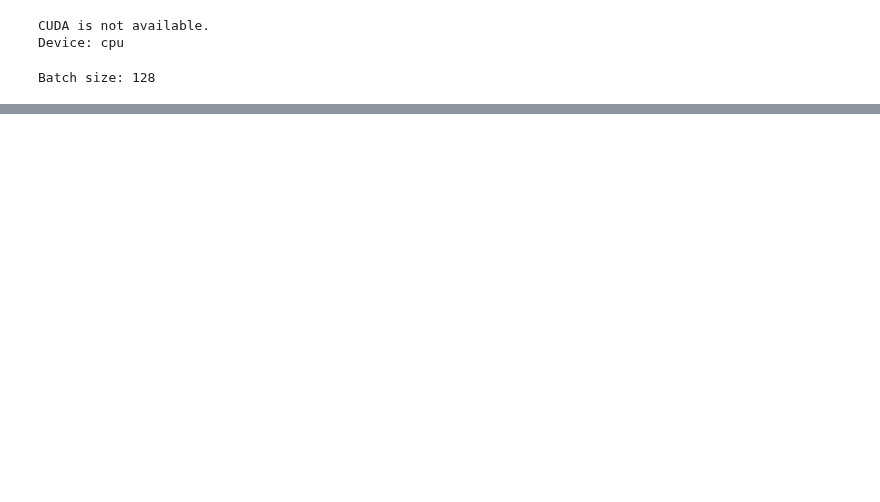
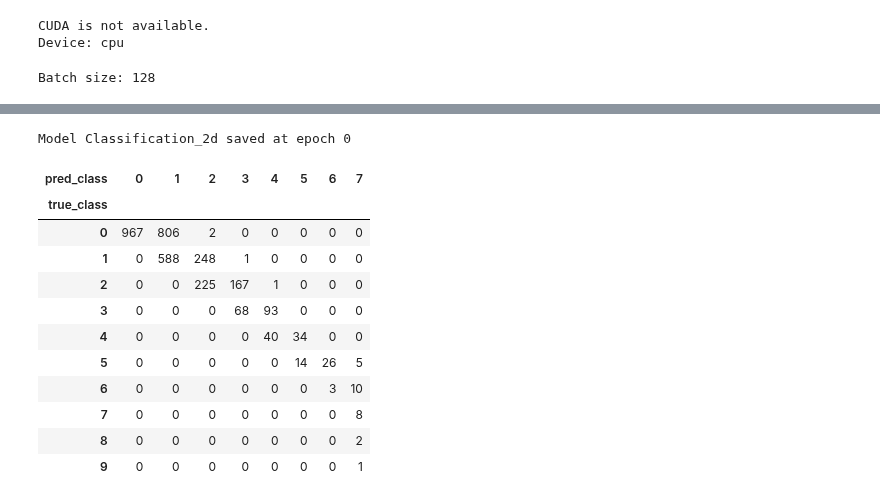
Before and after one commit to SergeiDBykov/self_supervised_halos, a Jupyter notebook: notebooks/1.1_2d_classification.ipynb, the cells around one changed output, grey strips where cells are left out. Drawn from its saved outputs; the diff is of its cells as text; code cells hidden in the pictures; blank space fills up the shorter version.

```diff
--- a/notebooks/1.1_2d_classification.ipynb
+++ b/notebooks/1.1_2d_classification.ipynb
@@ -73,0 +101,24 @@ classification_2d = Classification_2d(
+# %%
+#test saving
+model.save(0,0)
+# %% [output]
+Model Classification_2d saved at epoch 0
+# %%
+from scripts.base_model import report_classification_performance, pd
+
+result_df = report_classification_performance(model, val_loader, device=device)
+
+pd.crosstab(result_df['true_class'], result_df['pred_class'])
+# %% [output]
+| pred_class | 0 | 1 | 2 | 3 | 4 | 5 | 6 | 7 |
+| true_class |  |  |  |  |  |  |  |  |
+| 0 | 967 | 806 | 2 | 0 | 0 | 0 | 0 | 0 |
+| 1 | 0 | 588 | 248 | 1 | 0 | 0 | 0 | 0 |
+| 2 | 0 | 0 | 225 | 167 | 1 | 0 | 0 | 0 |
+| 3 | 0 | 0 | 0 | 68 | 93 | 0 | 0 | 0 |
+| 4 | 0 | 0 | 0 | 0 | 40 | 34 | 0 | 0 |
+| 5 | 0 | 0 | 0 | 0 | 0 | 14 | 26 | 5 |
+| 6 | 0 | 0 | 0 | 0 | 0 | 0 | 3 | 10 |
+| 7 | 0 | 0 | 0 | 0 | 0 | 0 | 0 | 8 |
+| 8 | 0 | 0 | 0 | 0 | 0 | 0 | 0 | 2 |
+| 9 | 0 | 0 | 0 | 0 | 0 | 0 | 0 | 1 |
```
Also changed, not shown: parts of 6 cells of this notebook, 4 other files.
